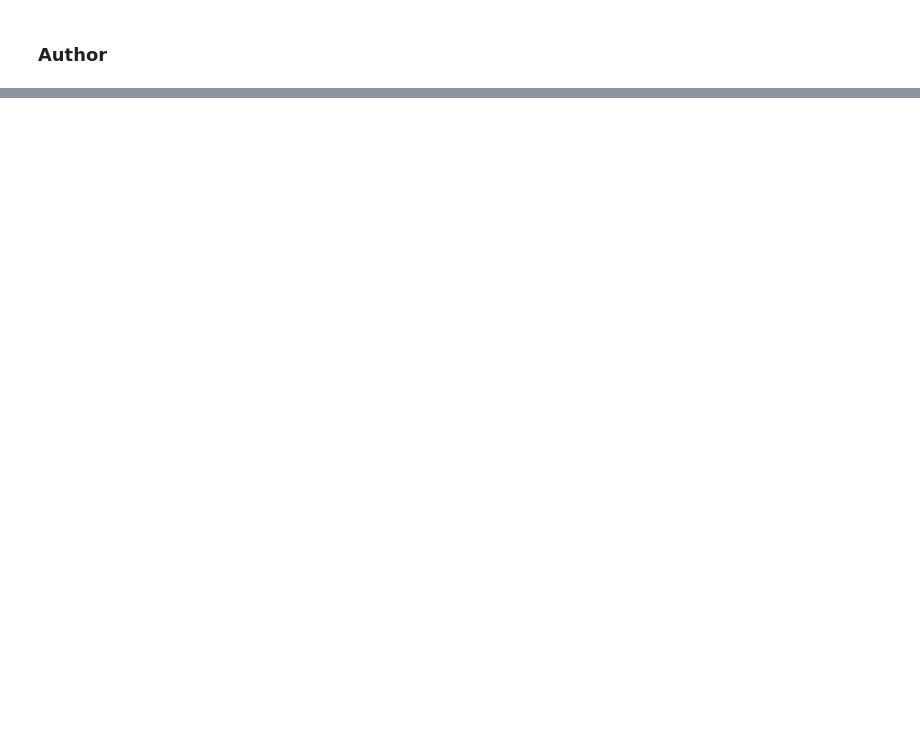
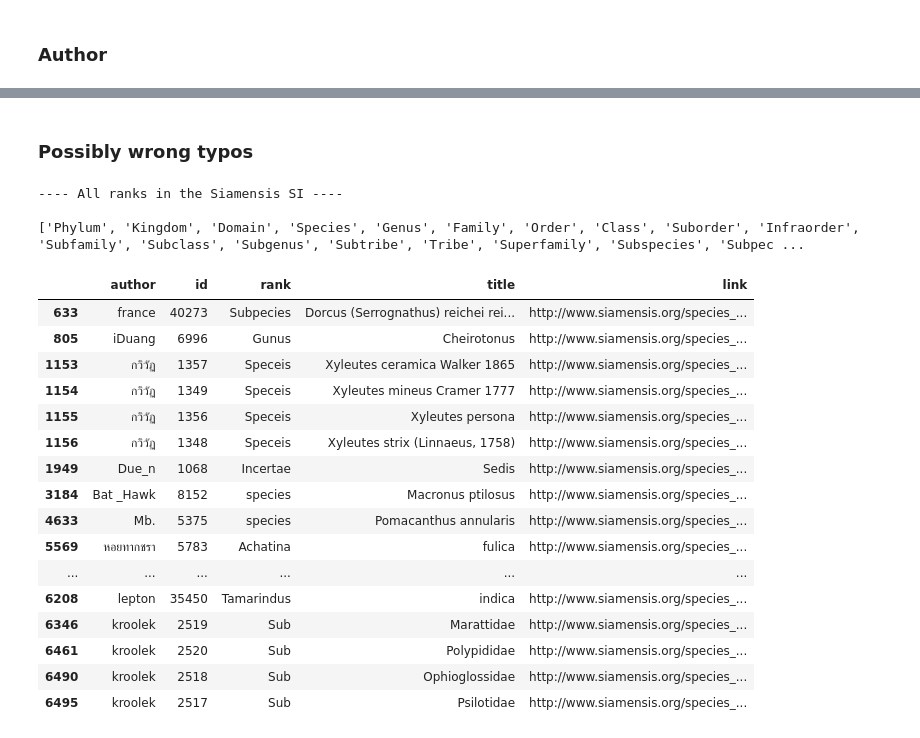
Before and after one commit to bluenex/siamensis-si, a Jupyter notebook: ipynb/si-stats.ipynb, the cells around one changed output, grey strips where cells are left out. Saved outputs shown, nothing was run; the diff lists cells and outputs as text; code cells hidden in the pictures; blank space fills up the shorter version.

```diff
--- a/ipynb/si-stats.ipynb
+++ b/ipynb/si-stats.ipynb
@@ -23,0 +104,41 @@ si_df.groupby('author').id.count().plot(kind='pie')
+# %% [markdown]
+### Possibly wrong typos
+# %%
+print('---- All ranks in the Siamensis SI ----\n')
+print(list(si_df['rank'].unique()))
+
+# my suspect
+w_ranks = ['Achatina', 'Cryptozona', 'Gunus', 'Hemiplecta',
+          'Incertae', 'Panicum', 'Speceis', 'Sub', 'Subpecies',
+           'Tamarindus', 'Zingiber', 'species']
+
+# add link to page
+typo_df = si_df[si_df['rank'].isin(w_ranks)][['author', 'id', 'rank', 'title']]
+link_col = 'http://www.siamensis.org/species_index?nid='+typo_df['id'].astype(str)+'#'+typo_df['id'].astype(str)
+typo_df = typo_df.assign(link=link_col)
+# not truncate the cell
+pd.set_option('display.max_colwidth', -1)
+
+# show
+typo_df
+# %% [output]
+---- All ranks in the Siamensis SI ----
+
+['Phylum', 'Kingdom', 'Domain', 'Species', 'Genus', 'Family', 'Order', 'Class', 'Suborder', 'Infraorder', 'Subfamily', 'Subclass', 'Subgenus', 'Subtribe', 'Tribe', 'Superfamily', 'Subspecies', 'Subpec ...
+|  | author | id | rank | title | link |
+| 633 | france | 40273 | Subpecies | Dorcus (Serrognathus) reichei rei... | http://www.siamensis.org/species_... |
+| 805 | iDuang | 6996 | Gunus | Cheirotonus | http://www.siamensis.org/species_... |
+| 1153 | กวิวัฏ | 1357 | Speceis | Xyleutes ceramica Walker 1865 | http://www.siamensis.org/species_... |
+| 1154 | กวิวัฏ | 1349 | Speceis | Xyleutes mineus Cramer 1777 | http://www.siamensis.org/species_... |
+| 1155 | กวิวัฏ | 1356 | Speceis | Xyleutes persona | http://www.siamensis.org/species_... |
+| 1156 | กวิวัฏ | 1348 | Speceis | Xyleutes strix (Linnaeus, 1758) | http://www.siamensis.org/species_... |
+| 1949 | Due_n | 1068 | Incertae | Sedis | http://www.siamensis.org/species_... |
+| 3184 | Bat _Hawk | 8152 | species | Macronus ptilosus | http://www.siamensis.org/species_... |
+| 4633 | Mb. | 5375 | species | Pomacanthus annularis | http://www.siamensis.org/species_... |
+| 5569 | หอยทากชรา | 5783 | Achatina | fulica | http://www.siamensis.org/species_... |
+| ... | ... | ... | ... | ... | ... |
+| 6208 | lepton | 35450 | Tamarindus | indica | http://www.siamensis.org/species_... |
+| 6346 | kroolek | 2519 | Sub | Marattidae | http://www.siamensis.org/species_... |
+| 6461 | kroolek | 2520 | Sub | Polypididae | http://www.siamensis.org/species_... |
+| 6490 | kroolek | 2518 | Sub | Ophioglossidae | http://www.siamensis.org/species_... |
+| 6495 | kroolek | 2517 | Sub | Psilotidae | http://www.siamensis.org/species_... |
```
Also changed, not shown: parts of 14 cells of this notebook, 1 other file.
